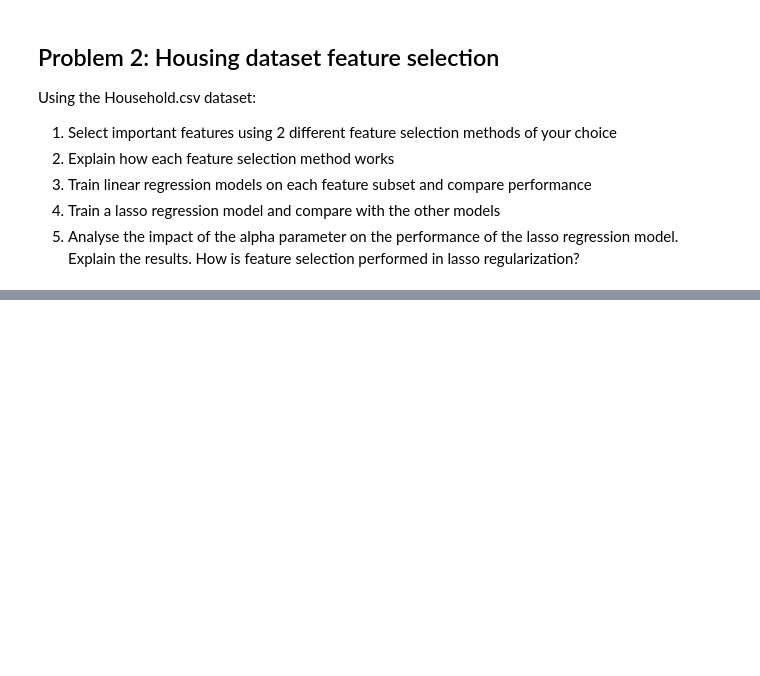
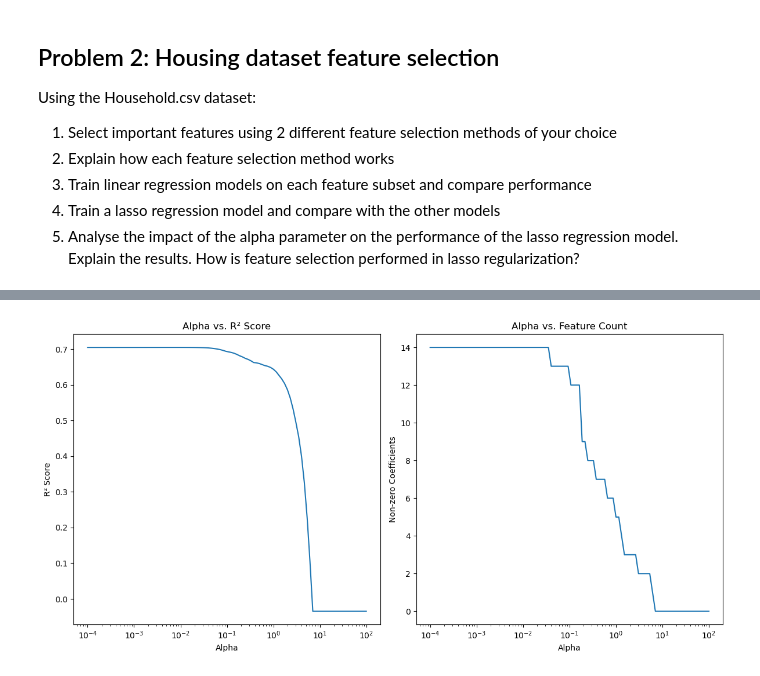
Before and after one commit to ThibautBeck1/machine_learning, a Jupyter notebook: lab2/lab2.ipynb, the cells around one changed output, grey strips where cells are left out. Cells and saved outputs as stored; diff of their text form; code cells hidden in the pictures; blank space fills up the shorter version.

```diff
--- a/lab2/lab2.ipynb
+++ b/lab2/lab2.ipynb
@@ -87,0 +284,98 @@ Using the Household.csv dataset:
+# %%
+import pandas as pd
+import numpy as np
+from sklearn.model_selection import train_test_split
+from sklearn.preprocessing import StandardScaler
+from sklearn.feature_selection import RFE
+from sklearn.linear_model import LinearRegression, Lasso
+from sklearn.metrics import r2_score, mean_squared_error
+import matplotlib.pyplot as plt
+
+# Load dataset
+data = pd.read_csv('Housing.csv')
+print(data.head())
+X = data.drop('medv', axis=1)  # Adjust target column name if needed
+y = data['medv']
+
+# Split data
+X_train, X_test, y_train, y_test = train_test_split(X, y, test_size=0.3, random_state=42)
+
+# Scale features
+scaler = StandardScaler()
+X_train_scaled = pd.DataFrame(scaler.fit_transform(X_train), columns=X_train.columns)
+X_test_scaled = pd.DataFrame(scaler.transform(X_test), columns=X_test.columns)
+
+# Method 1: Pearson Correlation (top 5 features)
+correlations = X_train_scaled.corrwith(y_train).abs()
+selected_pearson = correlations.nlargest(5).index.tolist()
+
+# Method 2: RFE (top 5 features)
+estimator = LinearRegression()
+rfe = RFE(estimator, n_features_to_select=5)
+rfe.fit(X_train_scaled, y_train)
+selected_rfe = X_train_scaled.columns[rfe.support_]
+
+# Train models
+# Model 1: Pearson
+model_pearson = LinearRegression()
+model_pearson.fit(X_train_scaled[selected_pearson], y_train)
+y_pred_pearson = model_pearson.predict(X_test_scaled[selected_pearson])
+
+# Model 2: RFE
+model_rfe = LinearRegression()
+model_rfe.fit(X_train_scaled[selected_rfe], y_train)
+y_pred_rfe = model_rfe.predict(X_test_scaled[selected_rfe])
+
+# Model 3: Lasso
+lasso = Lasso(alpha=0.1)
+lasso.fit(X_train_scaled, y_train)
+y_pred_lasso = lasso.predict(X_test_scaled)
+
+# Compare performance
+results = {
+    'Pearson': {
+        'R²': r2_score(y_test, y_pred_pearson),
+        'RMSE': np.sqrt(mean_squared_error(y_test, y_pred_pearson))
+    },
+    'RFE': {
+        'R²': r2_score(y_test, y_pred_rfe),
+        'RMSE': np.sqrt(mean_squared_error(y_test, y_pred_rfe))
+    },
+    'Lasso': {
+        'R²': r2_score(y_test, y_pred_lasso),
+        'RMSE': np.sqrt(mean_squared_error(y_test, y_pred_lasso))
+    }
+}
+
+print("Model Performance Comparison:")
+for method, metrics in results.items():
+    print(f"{method}: R² = {metrics['R²']:.3f}, RMSE = {metrics['RMSE']:.3f}")
+
+# Analyze Lasso's alpha
+alphas = np.logspace(-4, 2, 100)
+r2_scores = []
+non_zero_coefs = []
+
+for alpha in alphas:
+    lasso = Lasso(alpha=alpha)
+    lasso.fit(X_train_scaled, y_train)
+    y_pred = lasso.predict(X_test_scaled)
+    r2_scores.append(r2_score(y_test, y_pred))
+    non_zero_coefs.append(np.sum(lasso.coef_ != 0))
+
+# Plotting
+plt.figure(figsize=(12, 6))
+plt.subplot(1, 2, 1)
+plt.semilogx(alphas, r2_scores)
+plt.xlabel('Alpha')
+plt.ylabel('R² Score')
+plt.title('Alpha vs. R² Score')
+
+plt.subplot(1, 2, 2)
+plt.semilogx(alphas, non_zero_coefs)
+plt.xlabel('Alpha')
+plt.ylabel('Non-zero Coefficients')
+plt.title('Alpha vs. Feature Count')
+plt.tight_layout()
+plt.show()
+# %% [output]
@@ -87,0 +399 @@ Using the Household.csv dataset:
+[figure, added]
```
Also changed, not shown: parts of 21 cells of this notebook.
